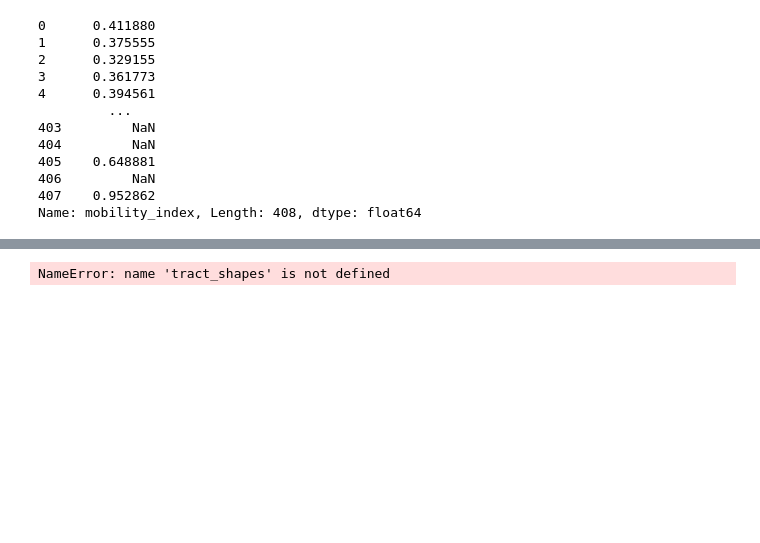
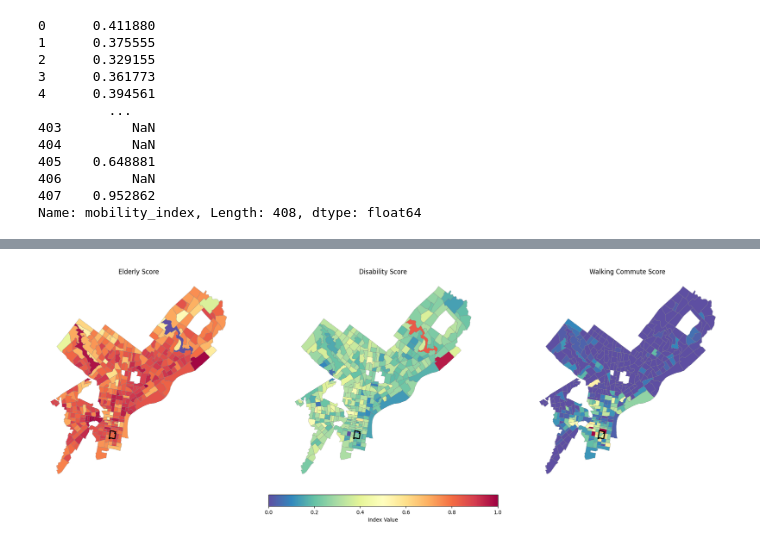
Before and after one commit to astauf03/musa5500-python-final, a Jupyter notebook: notebooks/census/census_variables.ipynb, the cells around one changed output, grey strips where cells are left out. Saved outputs shown, nothing was run; the diff lists cells and outputs as text; code cells hidden in the pictures; blank space fills up the shorter version.

```diff
--- a/notebooks/census/census_variables.ipynb
+++ b/notebooks/census/census_variables.ipynb
@@ -414,7 +410,7 @@ gdf_mobility.plot(
 # Highlight East Passyunk tracts
 eptracts.plot(ax=ax1, facecolor='none', edgecolor="black", linewidth=2)
 
-ax1.set_title("Elderly Score")
+ax1.set_title("Elderly Score")a
 ax1.axis("off")
 
 # -------------------------
@@ -433,34 +429,34 @@ eptracts.plot(ax=ax2, facecolor='none', edgecolor="black", linewidth=2)
 ax2.set_title("Disability Score")
 ax2.axis("off")
 
 # -------------------------
 # MAP 3 – Walking Commute Rate
 # -------------------------
 gdf_mobility.plot(
     column="commute_walk_rate",
     cmap=cmap,
     norm=norm,
     edgecolor="grey",
     linewidth=0.3,
     ax=ax3
 )
 eptracts.plot(ax=ax3, facecolor='none', edgecolor="black", linewidth=2)
 
 ax3.set_title("Walking Commute Score")
 ax3.axis("off")
 
 # -------------------------
 # SHARED COLORBAR
 # -------------------------
 sm = plt.cm.ScalarMappable(cmap=cmap, norm=norm)
 sm._A = []
 cbar = fig.colorbar(sm, ax=axes, orientation="horizontal",
                     fraction=0.05, pad=0.05)
 cbar.set_label("Index Value")
 
 plt.show()
 # %% [output]
-NameError: name 'tract_shapes' is not defined
+[figure, added]
 # %%
 gdf_mobility.to_file("gdf_mobility.gpkg", layer="hood", driver="GPKG")
 # %%
```
Also changed, not shown: parts of 6 cells of this notebook, 2 other files.
